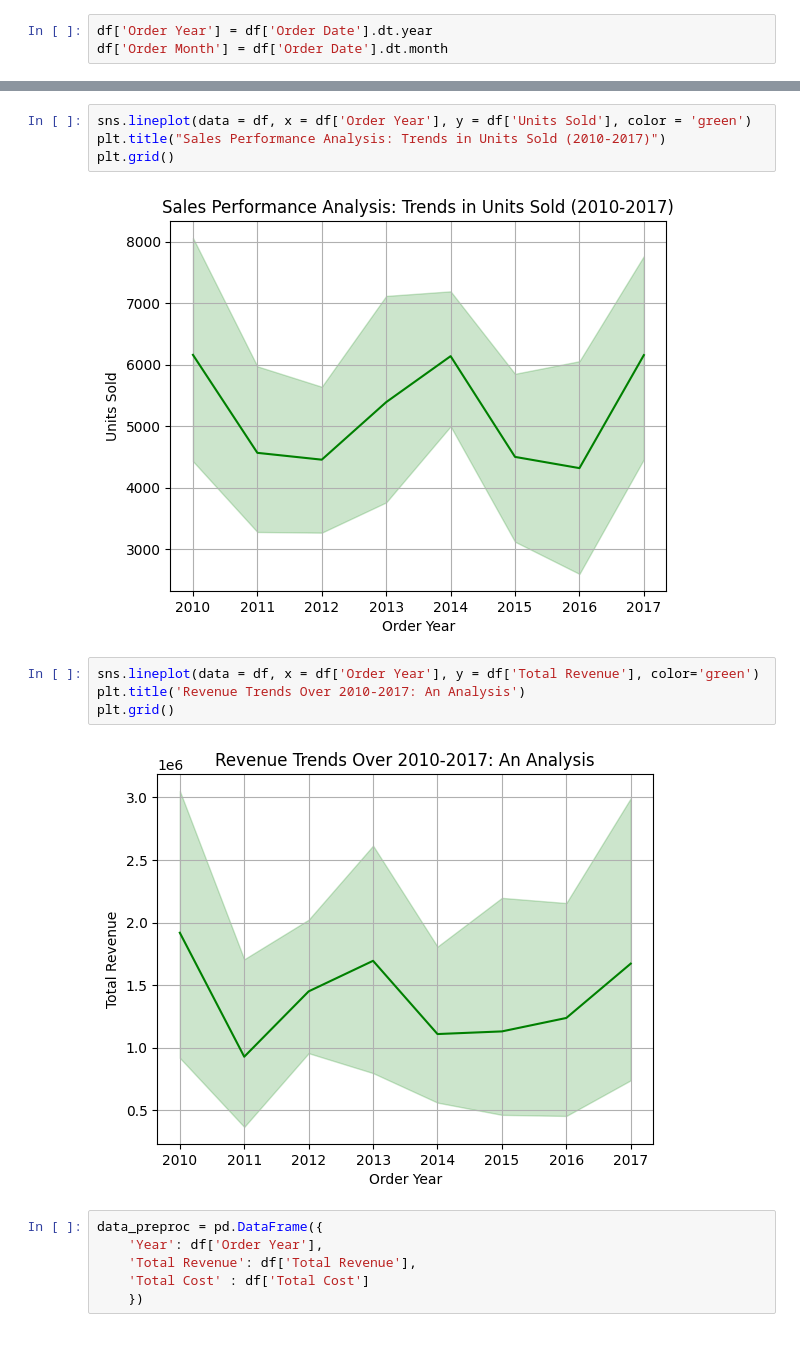
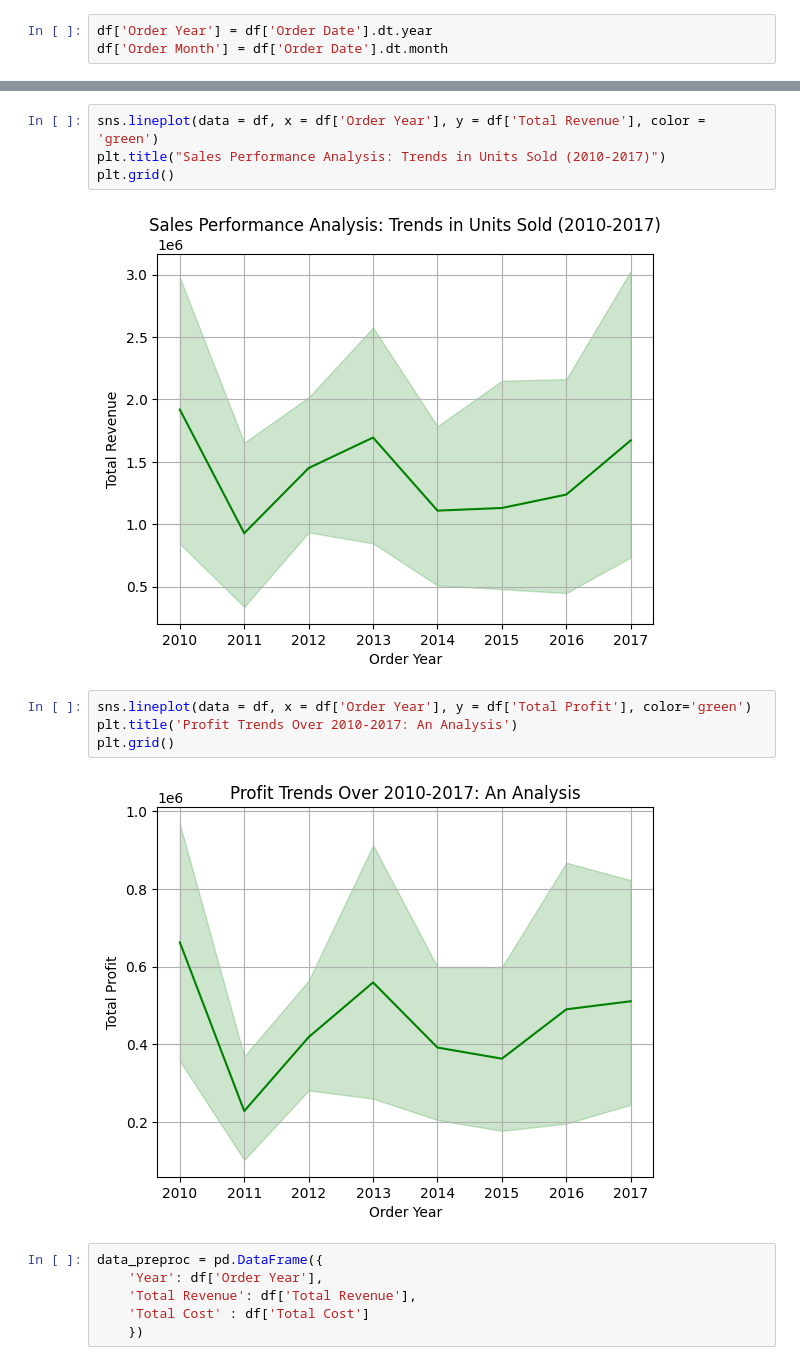
Before and after one commit to jswebguru/EDA_Amazon, a Jupyter notebook: EDA.ipynb, the cells around one changed output, grey strips where cells are left out. Saved outputs shown, nothing was run; the diff lists cells and outputs as text.

```diff
--- a/EDA.ipynb
+++ b/EDA.ipynb
@@ -81,17 +82,17 @@ df.head()
 | 3 | Sub-Saharan Africa | Sao Tome and Principe | Fruits | Online | C | 2014-06-20 | 514321792 | 7/5/2014 | ... |
 | 4 | Sub-Saharan Africa | Rwanda | Office Supplies | Offline | L | 2013-02-01 | 115456712 | 2/6/2013 | ... |
 # %%
-sns.lineplot(data = df, x = df['Order Year'], y = df['Units Sold'], color = 'green')
+sns.lineplot(data = df, x = df['Order Year'], y = df['Total Revenue'], color = 'green')
 plt.title("Sales Performance Analysis: Trends in Units Sold (2010-2017)")
 plt.grid()
 # %% [output]
-[figure, old version]
+[figure, new version]
 # %%
-sns.lineplot(data = df, x = df['Order Year'], y = df['Total Revenue'], color='green')
-plt.title('Revenue Trends Over 2010-2017: An Analysis')
+sns.lineplot(data = df, x = df['Order Year'], y = df['Total Profit'], color='green')
+plt.title('Profit Trends Over 2010-2017: An Analysis')
 plt.grid()
 # %% [output]
-[figure, old version]
+[figure, new version]
 # %%
 data_preproc = pd.DataFrame({
     'Year': df['Order Year'],
```
Also changed, not shown: parts of 8 cells of this notebook, 1 other file.
